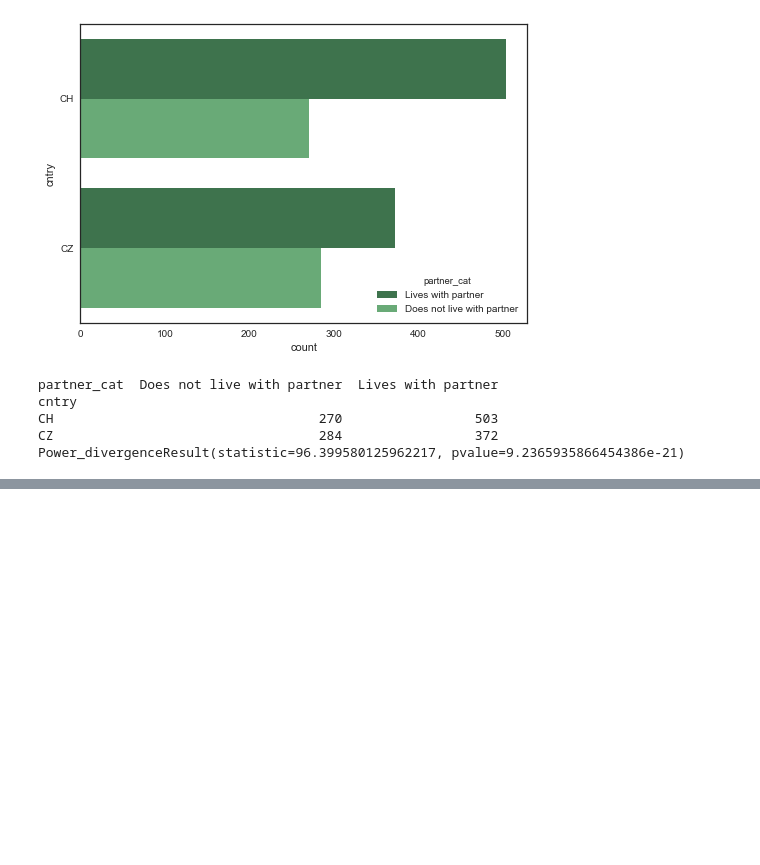
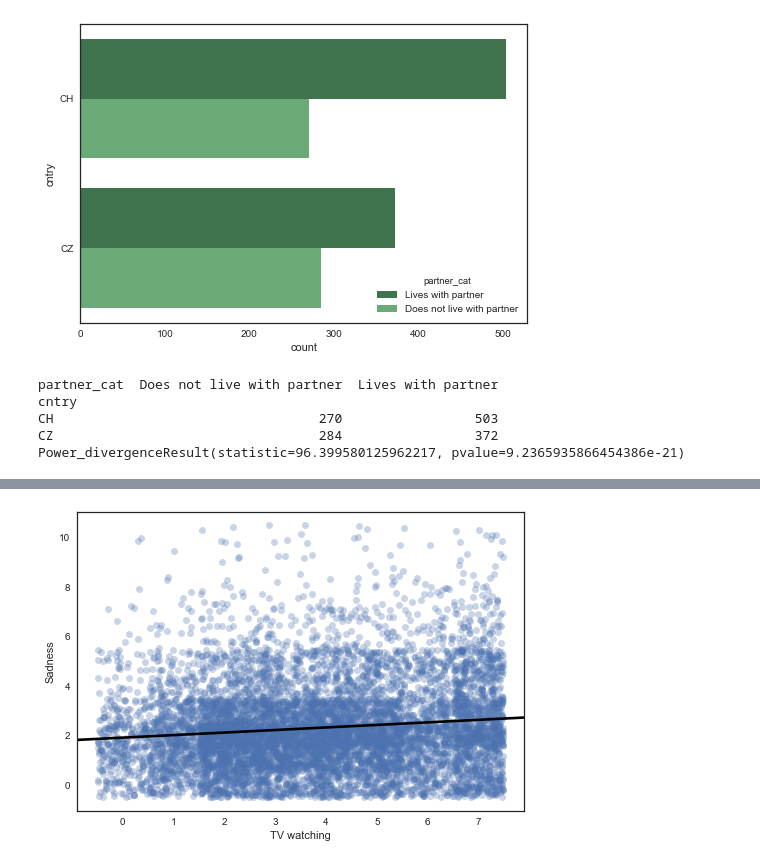
Before and after one commit to carlsednaoui/thinkful-data-science, a Jupyter notebook: coursework/unit_2/lesson_1_project_4.ipynb, the cells around one changed output, grey strips where cells are left out. Saved outputs shown, nothing was run; the diff lists cells and outputs as text; code cells hidden in the pictures; blank space fills up the shorter version.

```diff
--- a/coursework/unit_2/lesson_1_project_4.ipynb
+++ b/coursework/unit_2/lesson_1_project_4.ipynb
@@ -167,0 +208,6 @@ Power_divergenceResult(statistic=96.399580125962217, pvalue=9.2365935866454386e-
+# %%
+features['Adult_65plus'] = np.where(df['agea']>=65, 0, 1)
+
+# Check to make sure it worked.
+print(df['agea'].groupby(features['Adult_65plus']).describe())
+# Are we able to combine two DF because the index in both of them match?
@@ -167,0 +343,20 @@ Power_divergenceResult(statistic=96.399580125962217, pvalue=9.2365935866454386e-
+# %%
+# Reverse-coding the 'happy' variable so that higher scores mean less
+# happiness (and thus possibly more sadness).
+
+features['Sadness'] = max(df['happy']) - df['happy']
+
+sns.regplot(
+    df['tvtot'],
+    features['Sadness'],
+    x_jitter=.49,
+    y_jitter=.49,
+    scatter_kws={'alpha':0.3},
+    line_kws={'color':'black'},
+    ci=None
+)
+plt.xlabel('TV watching')
+plt.ylabel('Sadness')
+plt.show()
+# %% [output]
+[figure, added]
```
Also changed, not shown: parts of 11 cells of this notebook.
